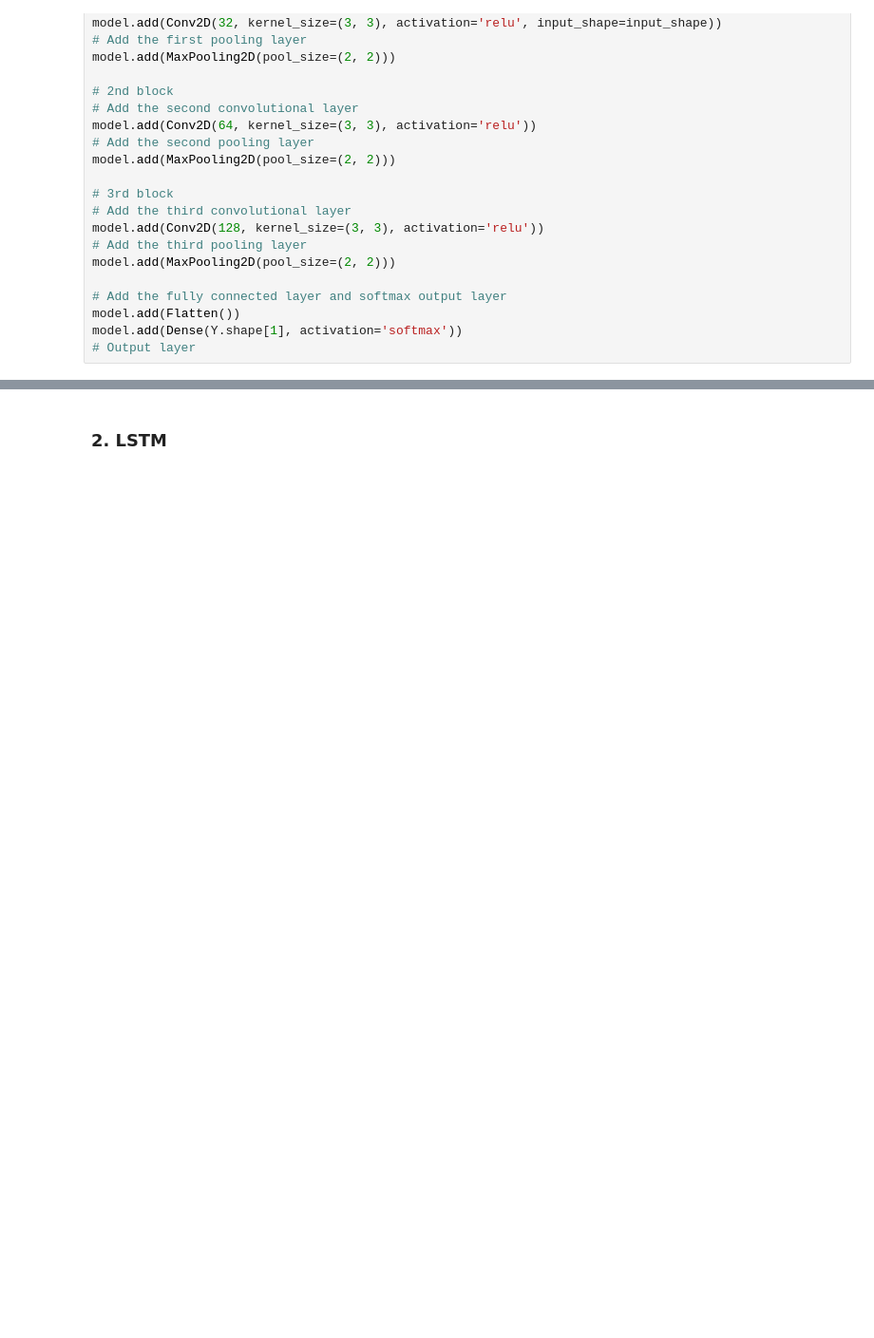
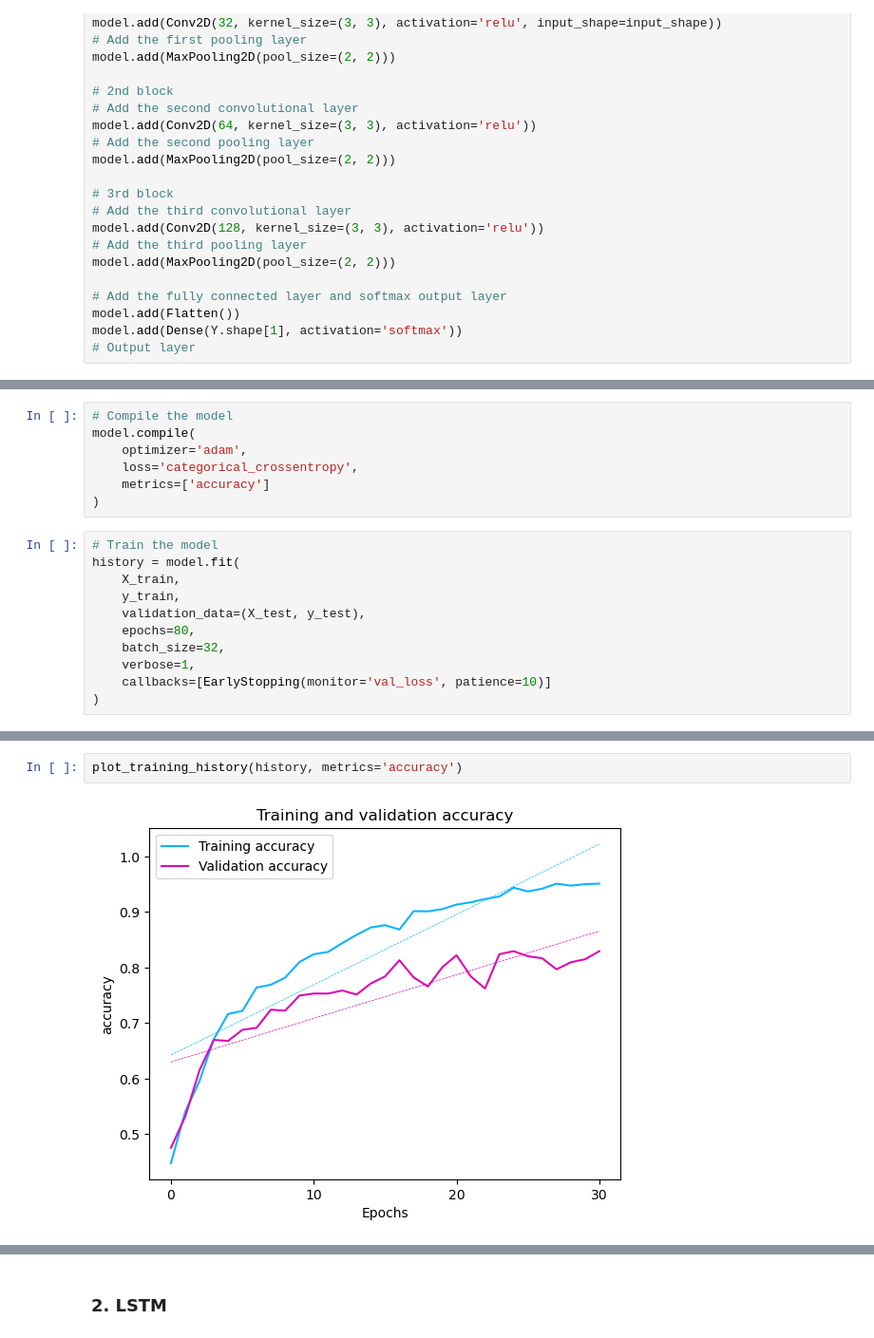
Before and after one commit to mmmmaja/pressure_model, a Jupyter notebook: model_testing/analizer.ipynb, the cells around one changed output, grey strips where cells are left out. Shown at 95% size. Saved outputs shown, nothing was run; the diff lists cells and outputs as text; blank space fills up the shorter version.

```diff
--- a/model_testing/analizer.ipynb
+++ b/model_testing/analizer.ipynb
@@ -80,0 +157,18 @@ You must install pydot (`pip install pydot`) and install graphviz (see instructi
+# %%
+# Compile the model
+model.compile(
+    optimizer='adam',
+    loss='categorical_crossentropy',
+    metrics=['accuracy']
+)
+# %%
+# Train the model
+history = model.fit(
+    X_train,
+    y_train,
+    validation_data=(X_test, y_test),
+    epochs=80,
+    batch_size=32,
+    verbose=1,
+    callbacks=[EarlyStopping(monitor='val_loss', patience=10)]
+)
@@ -80,0 +193,4 @@ You must install pydot (`pip install pydot`) and install graphviz (see instructi
+# %%
+plot_training_history(history, metrics='accuracy')
+# %% [output]
+[figure, added]
```
Also changed, not shown: parts of 23 cells of this notebook, 21 other files.
